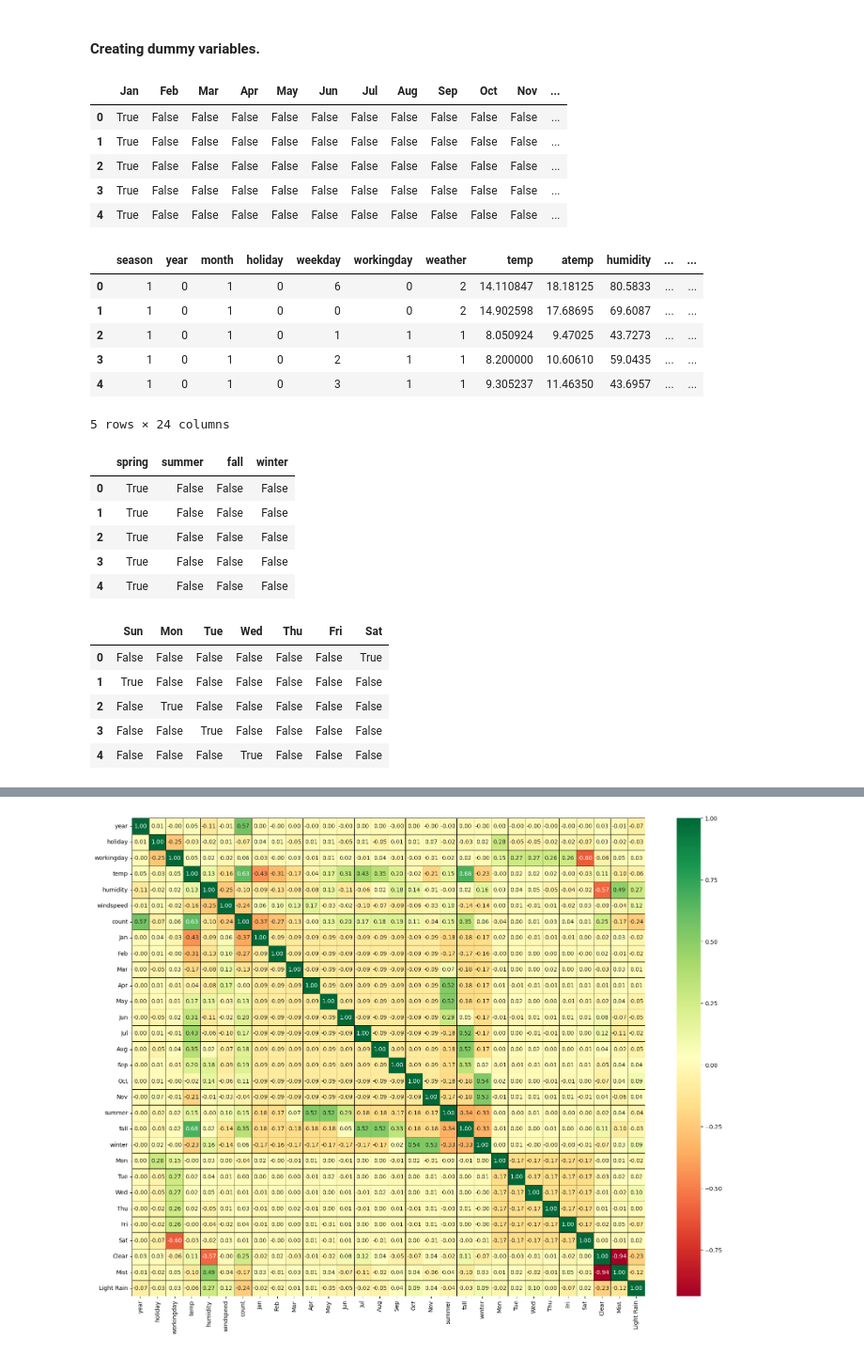
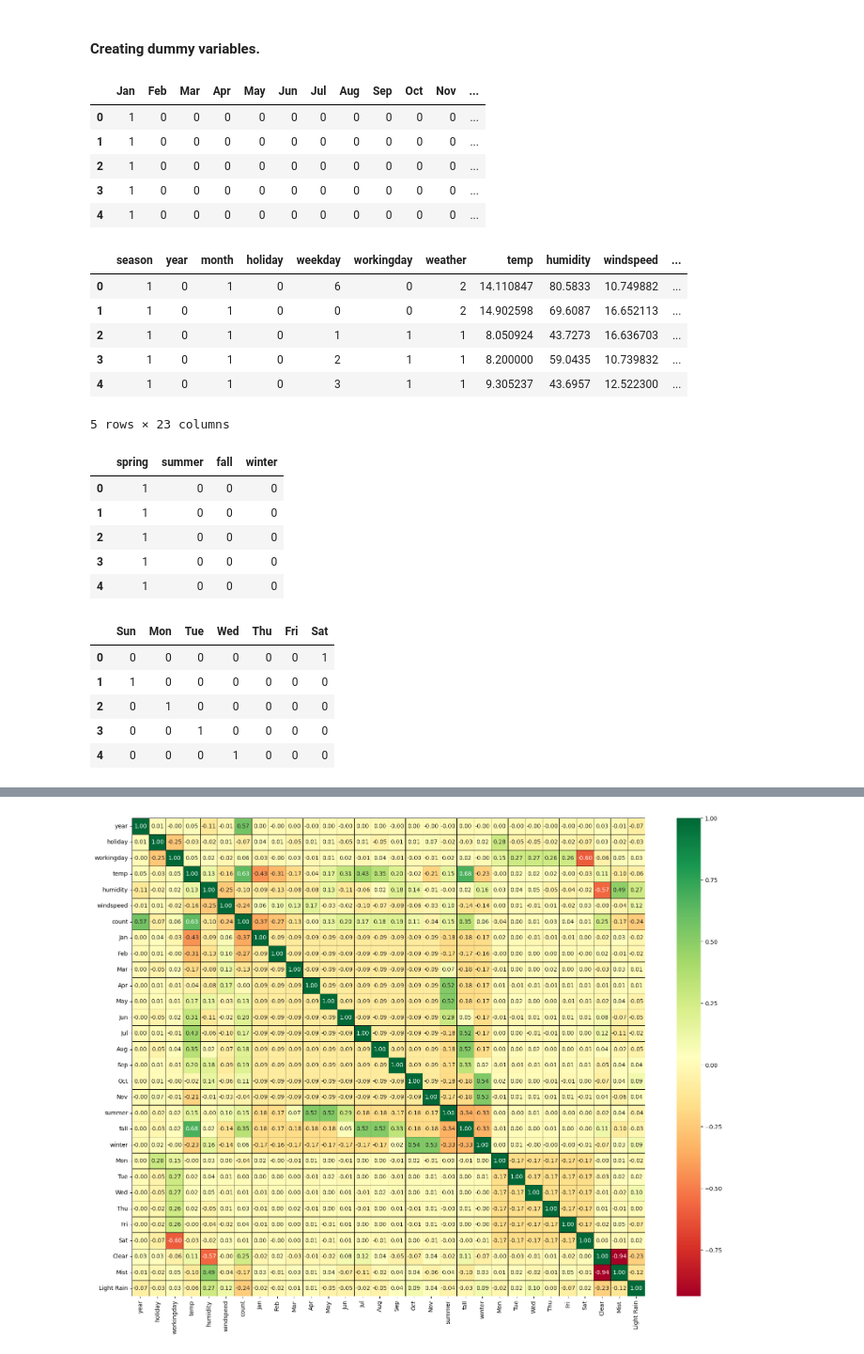
Before and after one commit to ranpariyachetan/boombikes-linearregression, a Jupyter notebook: regression-assignment.ipynb, the cells around one changed output, grey strips where cells are left out. Shown at 94% size. Saved outputs shown, nothing was run; the diff lists cells and outputs as text; code cells hidden in the pictures.

```diff
--- a/regression-assignment.ipynb
+++ b/regression-assignment.ipynb
@@ -216,28 +216,28 @@ boombikes = boombikes.drop(['atemp'], axis=1)
 #### Creating dummy variables.
 # %%
 # Creating dummy variables for month.
-Months = pd.get_dummies(boombikes['month'])
+Months = pd.get_dummies(boombikes['month'], dtype=int)
 Months.rename(columns={1:'Jan', 2:'Feb', 3:'Mar', 4:'Apr', 5:'May',
                       6:'Jun', 7:'Jul',8:'Aug', 9:'Sep', 10:'Oct', 11:'Nov', 12:'Dec'}, inplace=True)
 Months.head()
 # %% [output]
 |  | Jan | Feb | Mar | Apr | May | Jun | Jul | Aug | Sep | Oct | Nov | ... |
-| 0 | True | False | False | False | False | False | False | False | False | False | False | ... |
-| 1 | True | False | False | False | False | False | False | False | False | False | False | ... |
-| 2 | True | False | False | False | False | False | False | False | False | False | False | ... |
-| 3 | True | False | False | False | False | False | False | False | False | False | False | ... |
-| 4 | True | False | False | False | False | False | False | False | False | False | False | ... |
+| 0 | 1 | 0 | 0 | 0 | 0 | 0 | 0 | 0 | 0 | 0 | 0 | ... |
+| 1 | 1 | 0 | 0 | 0 | 0 | 0 | 0 | 0 | 0 | 0 | 0 | ... |
+| 2 | 1 | 0 | 0 | 0 | 0 | 0 | 0 | 0 | 0 | 0 | 0 | ... |
+| 3 | 1 | 0 | 0 | 0 | 0 | 0 | 0 | 0 | 0 | 0 | 0 | ... |
+| 4 | 1 | 0 | 0 | 0 | 0 | 0 | 0 | 0 | 0 | 0 | 0 | ... |
 # %%
 boombikes = pd.concat([boombikes, Months], axis=1)
 boombikes.head()
 # %% [output]
-|  | season | year | month | holiday | weekday | workingday | weather | temp | atemp | humidity | ... | ... |
-| 0 | 1 | 0 | 1 | 0 | 6 | 0 | 2 | 14.110847 | 18.18125 | 80.5833 | ... | ... |
-| 1 | 1 | 0 | 1 | 0 | 0 | 0 | 2 | 14.902598 | 17.68695 | 69.6087 | ... | ... |
-| 2 | 1 | 0 | 1 | 0 | 1 | 1 | 1 | 8.050924 | 9.47025 | 43.7273 | ... | ... |
-| 3 | 1 | 0 | 1 | 0 | 2 | 1 | 1 | 8.200000 | 10.60610 | 59.0435 | ... | ... |
-| 4 | 1 | 0 | 1 | 0 | 3 | 1 | 1 | 9.305237 | 11.46350 | 43.6957 | ... | ... |
+|  | season | year | month | holiday | weekday | workingday | weather | temp | humidity | windspeed | ... |
+| 0 | 1 | 0 | 1 | 0 | 6 | 0 | 2 | 14.110847 | 80.5833 | 10.749882 | ... |
+| 1 | 1 | 0 | 1 | 0 | 0 | 0 | 2 | 14.902598 | 69.6087 | 16.652113 | ... |
+| 2 | 1 | 0 | 1 | 0 | 1 | 1 | 1 | 8.050924 | 43.7273 | 16.636703 | ... |
+| 3 | 1 | 0 | 1 | 0 | 2 | 1 | 1 | 8.200000 | 59.0435 | 10.739832 | ... |
+| 4 | 1 | 0 | 1 | 0 | 3 | 1 | 1 | 9.305237 | 43.6957 | 12.522300 | ... |
-5 rows × 24 columns
+5 rows × 23 columns
 # %%
 # Dropping 'month' column as dummy variables are created for the same.
 boombikes = boombikes.drop('month', axis=1)
@@ -247,16 +247,16 @@ boombikes = boombikes.drop(['Dec'], axis=1)
 # %%
 # Creating dummy variables for season.
 
-Seasons = pd.get_dummies(boombikes['season'])
+Seasons = pd.get_dummies(boombikes['season'], dtype=int)
 Seasons.rename(columns={1:'spring', 2:'summer', 3:'fall', 4:'winter'}, inplace=True)
 Seasons.head()
 # %% [output]
 |  | spring | summer | fall | winter |
-| 0 | True | False | False | False |
-| 1 | True | False | False | False |
-| 2 | True | False | False | False |
-| 3 | True | False | False | False |
-| 4 | True | False | False | False |
+| 0 | 1 | 0 | 0 | 0 |
+| 1 | 1 | 0 | 0 | 0 |
+| 2 | 1 | 0 | 0 | 0 |
+| 3 | 1 | 0 | 0 | 0 |
+| 4 | 1 | 0 | 0 | 0 |
 # %%
 boombikes = pd.concat([boombikes, Seasons], axis=1)
 
@@ -267,16 +267,16 @@ boombikes = boombikes.drop(['spring'], axis=1)
 # %%
 # Creating dummy variables for weekday.
 
-Weekdays = pd.get_dummies(boombikes['weekday'])
+Weekdays = pd.get_dummies(boombikes['weekday'], dtype=int)
 Weekdays.rename(columns={0:'Sun', 1:'Mon', 2:'Tue', 3:'Wed', 4:'Thu', 5:'Fri', 6:'Sat'}, inplace=True)
 Weekdays.head()
 # %% [output]
 |  | Sun | Mon | Tue | Wed | Thu | Fri | Sat |
-| 0 | False | False | False | False | False | False | True |
-| 1 | True | False | False | False | False | False | False |
-| 2 | False | True | False | False | False | False | False |
-| 3 | False | False | True | False | False | False | False |
-| 4 | False | False | False | True | False | False | False |
+| 0 | 0 | 0 | 0 | 0 | 0 | 0 | 1 |
+| 1 | 1 | 0 | 0 | 0 | 0 | 0 | 0 |
+| 2 | 0 | 1 | 0 | 0 | 0 | 0 | 0 |
+| 3 | 0 | 0 | 1 | 0 | 0 | 0 | 0 |
+| 4 | 0 | 0 | 0 | 1 | 0 | 0 | 0 |
 # %%
 boombikes = pd.concat([boombikes, Weekdays], axis=1)
 
```
Also changed, not shown: parts of 7 cells of this notebook.
